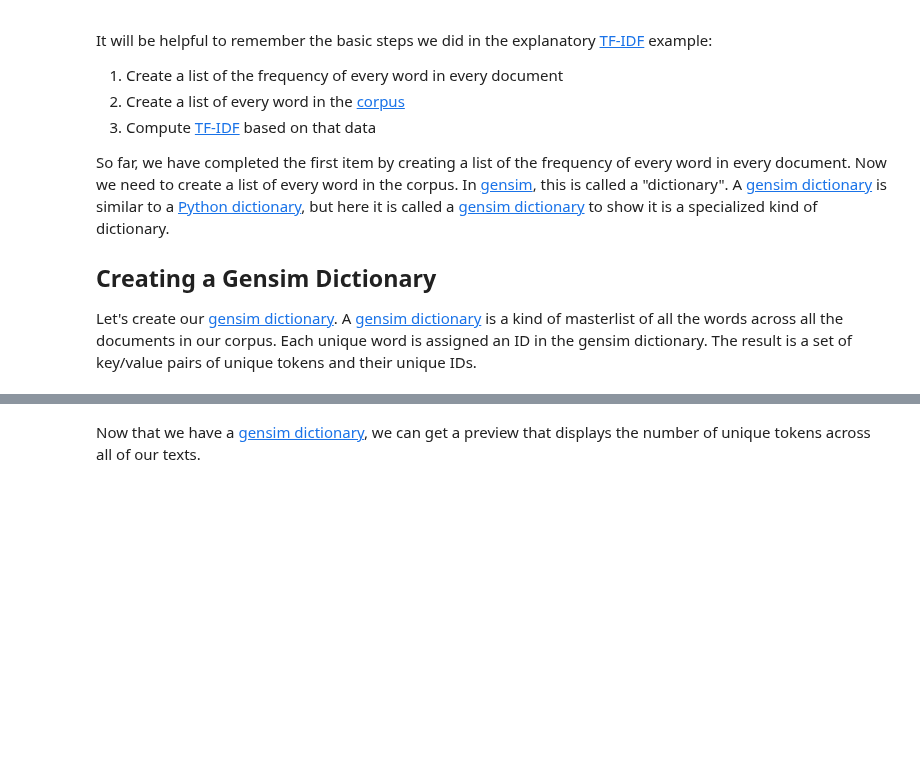
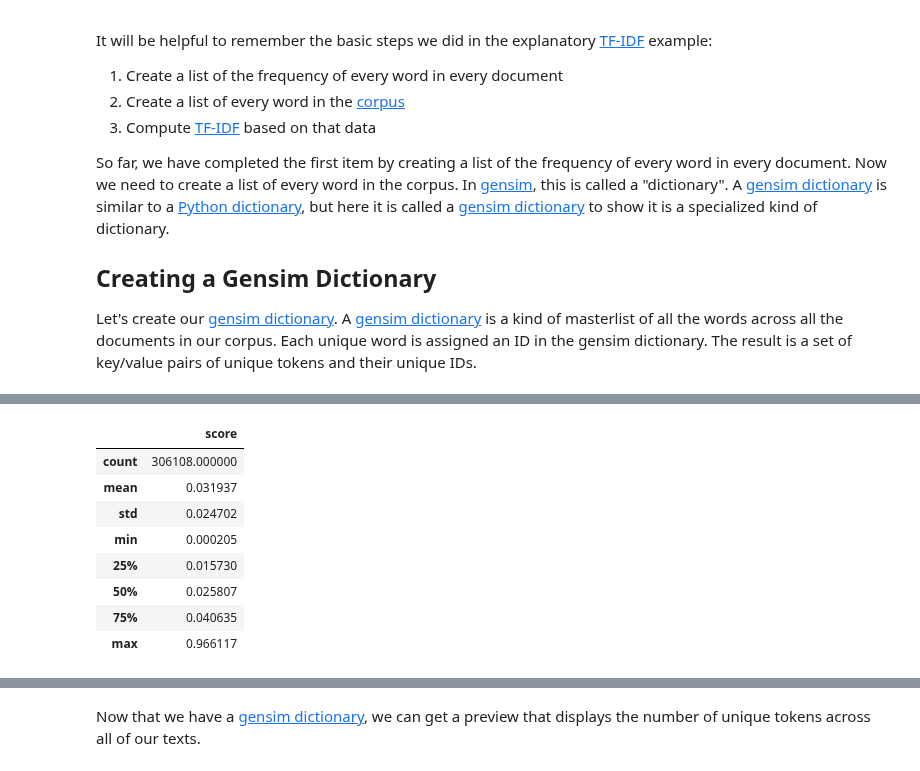
Before and after one commit to ithaka/constellate-notebooks, a Jupyter notebook: finding-significant-terms.ipynb, the cells around one changed output, grey strips where cells are left out. Saved outputs shown, nothing was run; the diff lists cells and outputs as text; code cells hidden in the pictures; blank space fills up the shorter version.

```diff
--- a/finding-significant-terms.ipynb
+++ b/finding-significant-terms.ipynb
@@ -358,0 +530,12 @@ Let's create our [gensim dictionary](https://docs.tdm-pilot.org/key-terms/#gensi
+# %%
+df.describe()
+# %% [output]
+|  | score |
+| count | 306108.000000 |
+| mean | 0.031937 |
+| std | 0.024702 |
+| min | 0.000205 |
+| 25% | 0.015730 |
+| 50% | 0.025807 |
+| 75% | 0.040635 |
+| max | 0.966117 |
```
Also changed, not shown: parts of 41 cells of this notebook, 2 other files.
